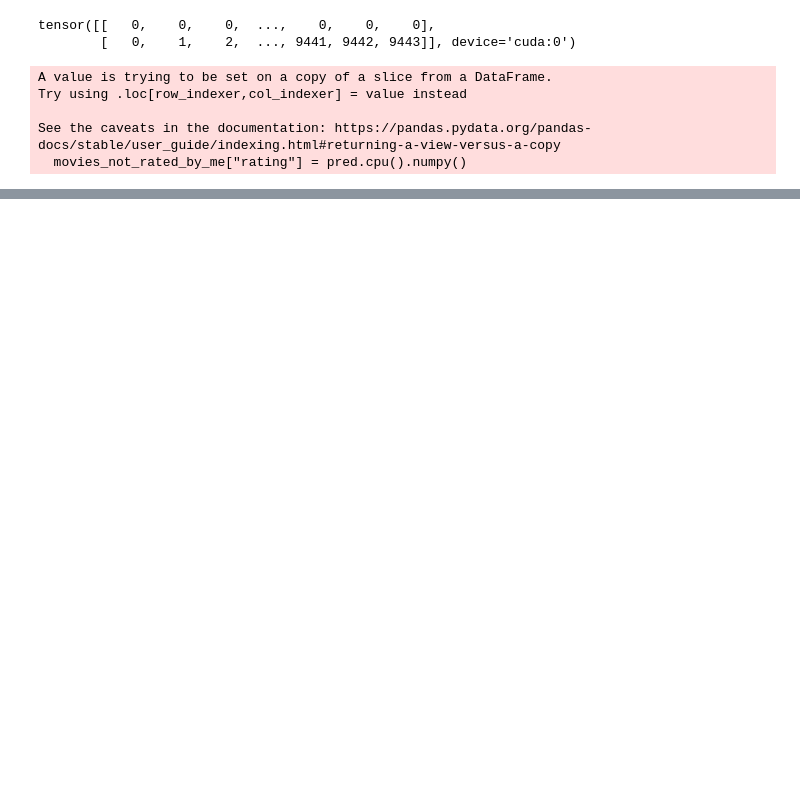
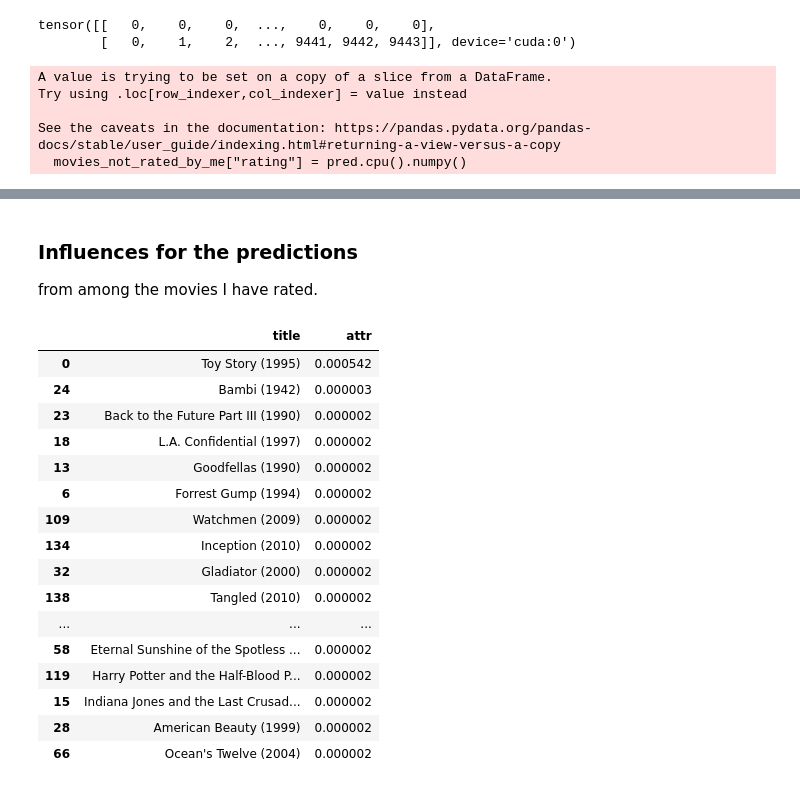
Before and after one commit to hussain0613/LearningPyTorchGeometric, a Jupyter notebook: link_regression_on_het_graph.ipynb, the cells around one changed output, grey strips where cells are left out. Saved outputs shown, nothing was run; the diff lists cells and outputs as text; code cells hidden in the pictures; blank space fills up the shorter version.

```diff
--- a/link_regression_on_het_graph.ipynb
+++ b/link_regression_on_het_graph.ipynb
@@ -795,0 +924,7 @@ movies_not_rated_by_me.sort_values(by="rating", ascending=False).head(20)
+# %%
+movie_to_user_df = pd.DataFrame(
+    np.hstack([movie_to_user, movie_to_user_attr.reshape(-1, 1)]),
+    columns=["movie_idx", "user_idx", "attr"]
+)
+print(movie_to_user_df.shape)
+movie_to_user_df
@@ -795,0 +946,5 @@ movies_not_rated_by_me.sort_values(by="rating", ascending=False).head(20)
+# %%
+explanation_df = pd.concat([user_to_movie_df, movie_to_user_df])
+explanation_df[['user_idx', 'movie_idx']] = explanation_df[['user_idx', 'movie_idx']].astype(int)
+print(explanation_df.shape)
+explanation_df
@@ -795,0 +966,3 @@ movies_not_rated_by_me.sort_values(by="rating", ascending=False).head(20)
+# %%
+my_explanation_df = explanation_df[explanation_df['user_idx'] == my_user_idx]
+my_explanation_df
@@ -795,0 +983,3 @@ movies_not_rated_by_me.sort_values(by="rating", ascending=False).head(20)
+# %%
+my_explanation_df = my_explanation_df.groupby('movie_idx').sum()
+my_explanation_df # 2 * my_user_idx = 1220, for each movies we have 2 edges, one from user to movie and one from movie to user, summing them up gives us 1220 for each movie
@@ -795,0 +1001,24 @@ movies_not_rated_by_me.sort_values(by="rating", ascending=False).head(20)
+# %% [markdown]
+### Influences for the predictions
+from among the movies I have rated.
+# %%
+my_explanation_df = my_explanation_df.merge(movie_ids_to_idx_df, on='movie_idx', how='left').merge(movies_df, on='movieId', how='left')
+my_explanation_df.sort_values(by='attr', ascending=False, key = lambda x: abs(x))[['title', 'attr']].head(20)
+# %% [output]
+|  | title | attr |
+| 0 | Toy Story (1995) | 0.000542 |
+| 24 | Bambi (1942) | 0.000003 |
+| 23 | Back to the Future Part III (1990) | 0.000002 |
+| 18 | L.A. Confidential (1997) | 0.000002 |
+| 13 | Goodfellas (1990) | 0.000002 |
+| 6 | Forrest Gump (1994) | 0.000002 |
+| 109 | Watchmen (2009) | 0.000002 |
+| 134 | Inception (2010) | 0.000002 |
+| 32 | Gladiator (2000) | 0.000002 |
+| 138 | Tangled (2010) | 0.000002 |
+| ... | ... | ... |
+| 58 | Eternal Sunshine of the Spotless ... | 0.000002 |
+| 119 | Harry Potter and the Half-Blood P... | 0.000002 |
+| 15 | Indiana Jones and the Last Crusad... | 0.000002 |
+| 28 | American Beauty (1999) | 0.000002 |
+| 66 | Ocean's Twelve (2004) | 0.000002 |
```
Also changed, not shown: parts of 25 cells of this notebook, 1 other file.
